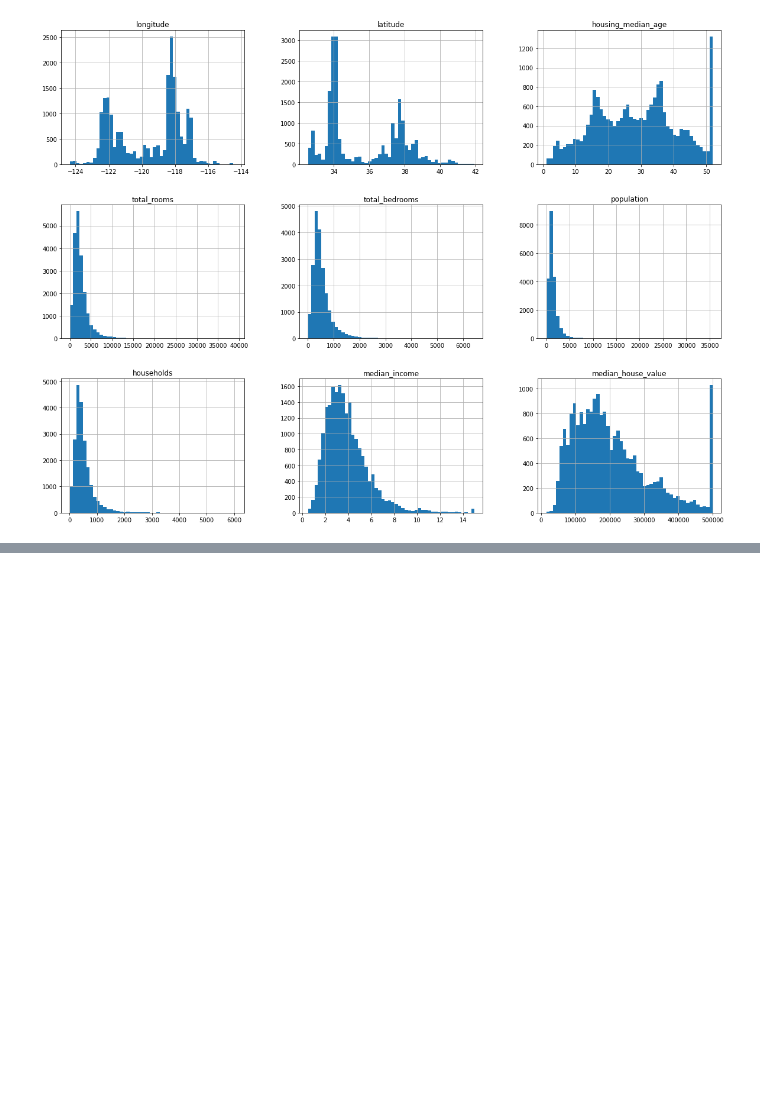
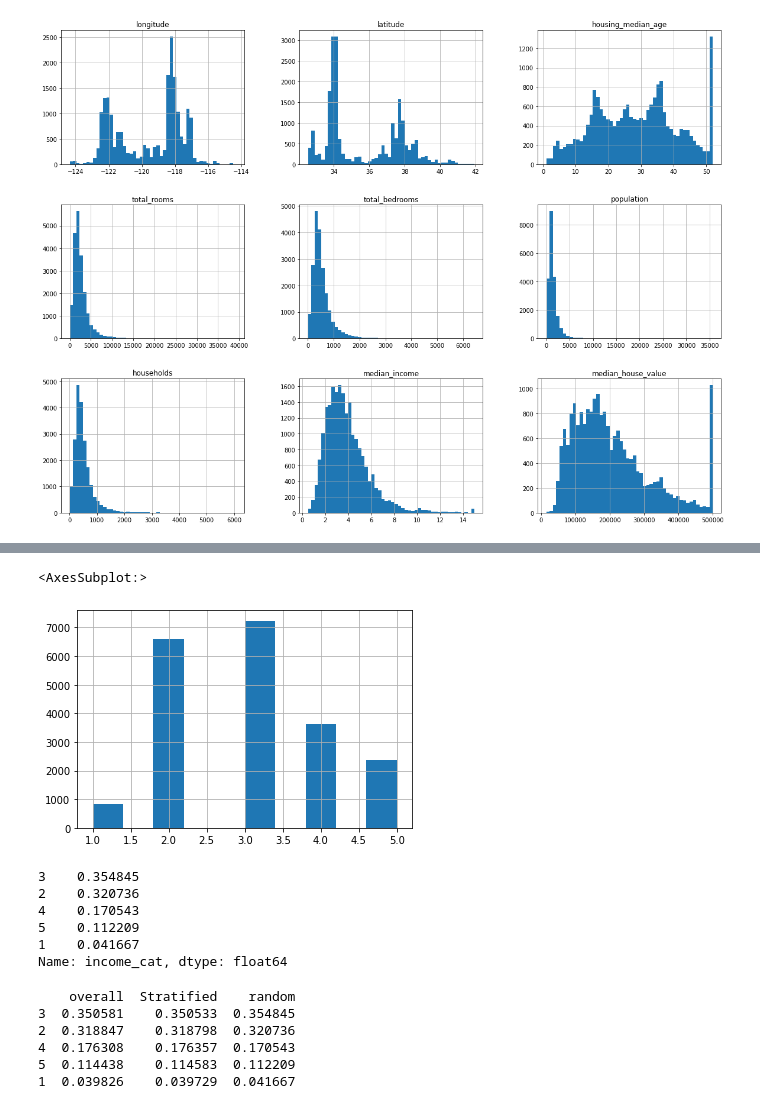
Before and after one commit to yajatvishwak/machineLearning, a Jupyter notebook: Chapter 2/Housing.ipynb, the cells around one changed output, grey strips where cells are left out. Saved outputs shown, nothing was run; the diff lists cells and outputs as text; code cells hidden in the pictures; blank space fills up the shorter version.

Commit message:
:HOSUING DATA:Creating Testing Set

```diff
--- a/Chapter 2/Housing.ipynb
+++ b/Chapter 2/Housing.ipynb
@@ -89,0 +117,9 @@ plt.show()
+# %%
+# here we cut the median_income of the population into many stratas, doing this helps us get a correct sample
+# the testing as the dataset has irregular amounts of examples for each classification.
+
+housing["income_cat"] = pd.cut(housing["median_income"],bins=[0.0,1.5,3.0,4.5,6.0,np.inf], labels=[1,2,3,4,5])
+housing["income_cat"].hist()
+# %% [output]
+<AxesSubplot:>
+[figure, added]
@@ -89,0 +136,32 @@ plt.show()
+# %%
+from sklearn.model_selection import train_test_split
+train_income_set, test_income_set = train_test_split(housing["income_cat"] , random_state = 42)
+print(test_income_set.value_counts()/len(test_income_set))
+# %% [output]
+3    0.354845
+2    0.320736
+4    0.170543
+5    0.112209
+1    0.041667
+Name: income_cat, dtype: float64
+# %%
+# median income of each strata after applying the STRATIFIEDKFOLDING and SHUFFLING in the housing dataset
+# print(housing["income_cat"].value_counts()/len(housing))
+# real overall income of each strata in the housing dataset
+# print(strat_test_set["income_cat"].value_counts()/len(strat_test_set))
+
+obj = {
+        "overall" :  housing["income_cat"].value_counts()/len(housing),
+        "Stratified": strat_test_set["income_cat"].value_counts()/len(strat_test_set),
+        "random" : test_income_set.value_counts()/len(test_income_set)
+      }
+
+stratifiedvsrandomsampling = pd.DataFrame(obj)
+print(stratifiedvsrandomsampling)
+# %% [output]
+    overall  Stratified    random
+3  0.350581    0.350533  0.354845
+2  0.318847    0.318798  0.320736
+4  0.176308    0.176357  0.170543
+5  0.114438    0.114583  0.112209
+1  0.039826    0.039729  0.041667
```
Also changed, not shown: parts of 15 cells of this notebook.
